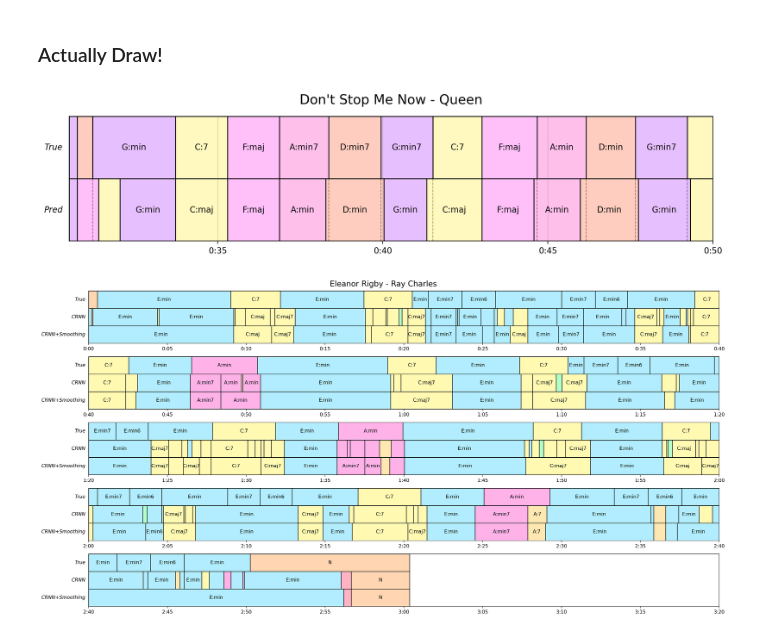
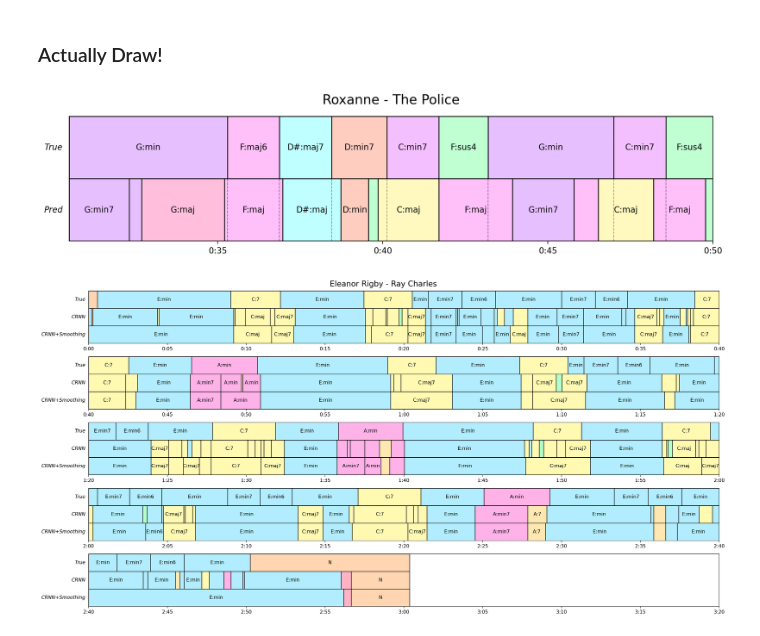
Before and after one commit to PierreRL/AutomaticChordRecognition, a Jupyter notebook: notebooks/experiments/7. Qualitative Testing.ipynb, the cells around one changed output. Saved outputs shown, nothing was run; the diff lists cells and outputs as text; code cells hidden in the pictures.

```diff
--- a/notebooks/experiments/7. Qualitative Testing.ipynb
+++ b/notebooks/experiments/7. Qualitative Testing.ipynb
@@ -386,8 +386,8 @@ def plot_chord_block(
 
     ax.xaxis.set_major_formatter(FuncFormatter(format_mmss))
     # Optional vertical grid lines at these ticks:
-    for t in major_ticks:
-        ax.axvline(t, color='gray', linestyle='-', linewidth=0.5, alpha=0.5)
+    # for t in major_ticks:
+    #     ax.axvline(t, color='gray', linestyle='-', linewidth=0.5, alpha=0.5)
 
     # Hide y-axis ticks
     ax.set_yticks([])
@@ -550,20 +550,20 @@ def plot_chord_block_wrapped(
 # %%
 plot_chord_block(
     {
         "True": true_chords,
         "Pred": preds,
         # "CRNN+Smoothing": preds_smooth
     },
     window=(30.5, 50),
     # window=(60, 75),
     width_per_second=0.6,
-    title="Don't Stop Me Now - Queen",
+    title="Roxanne - The Police",
     draw_chord_change_lines=True,
-    save_as='dontstopmenow',
+    save_as='roxanne_thepolice',
     seed=5
 )
 # %% [output]
-[figure, old version]
+[figure, new version]
 # %%
 plot_chord_block_wrapped(
     {
```
Also changed, not shown: parts of 5 cells of this notebook, 12 other files.
